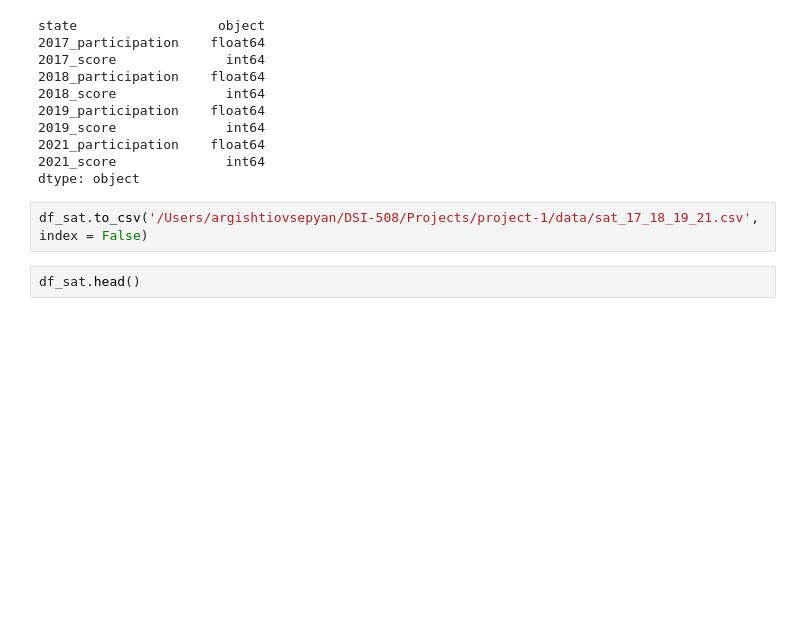
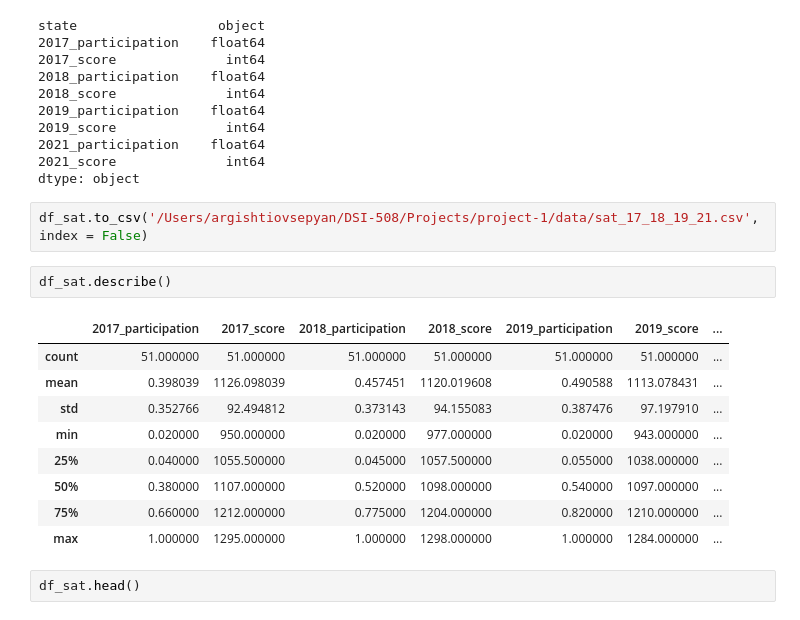
Before and after one commit to argishtiovsepyan/Standardized_Test_Analysis, a Jupyter notebook: code/argishti_project_1.ipynb, the cells around one changed output. Cells and saved outputs as stored; diff of their text form; blank space fills up the shorter version.

```diff
--- a/code/argishti_project_1.ipynb
+++ b/code/argishti_project_1.ipynb
@@ -464,6 +464,18 @@ state                  object
 dtype: object
 # %%
 df_sat.to_csv('/Users/argishtiovsepyan/DSI-508/Projects/project-1/data/sat_17_18_19_21.csv', index = False)
+# %%
+df_sat.describe()
+# %% [output]
+|  | 2017_participation | 2017_score | 2018_participation | 2018_score | 2019_participation | 2019_score | ... |
+| count | 51.000000 | 51.000000 | 51.000000 | 51.000000 | 51.000000 | 51.000000 | ... |
+| mean | 0.398039 | 1126.098039 | 0.457451 | 1120.019608 | 0.490588 | 1113.078431 | ... |
+| std | 0.352766 | 92.494812 | 0.373143 | 94.155083 | 0.387476 | 97.197910 | ... |
+| min | 0.020000 | 950.000000 | 0.020000 | 977.000000 | 0.020000 | 943.000000 | ... |
+| 25% | 0.040000 | 1055.500000 | 0.045000 | 1057.500000 | 0.055000 | 1038.000000 | ... |
+| 50% | 0.380000 | 1107.000000 | 0.520000 | 1098.000000 | 0.540000 | 1097.000000 | ... |
+| 75% | 0.660000 | 1212.000000 | 0.775000 | 1204.000000 | 0.820000 | 1210.000000 | ... |
+| max | 1.000000 | 1295.000000 | 1.000000 | 1298.000000 | 1.000000 | 1284.000000 | ... |
 # %%
 df_sat.head()
 # %% [output]
```
Also changed, not shown: parts of 11 cells of this notebook.
